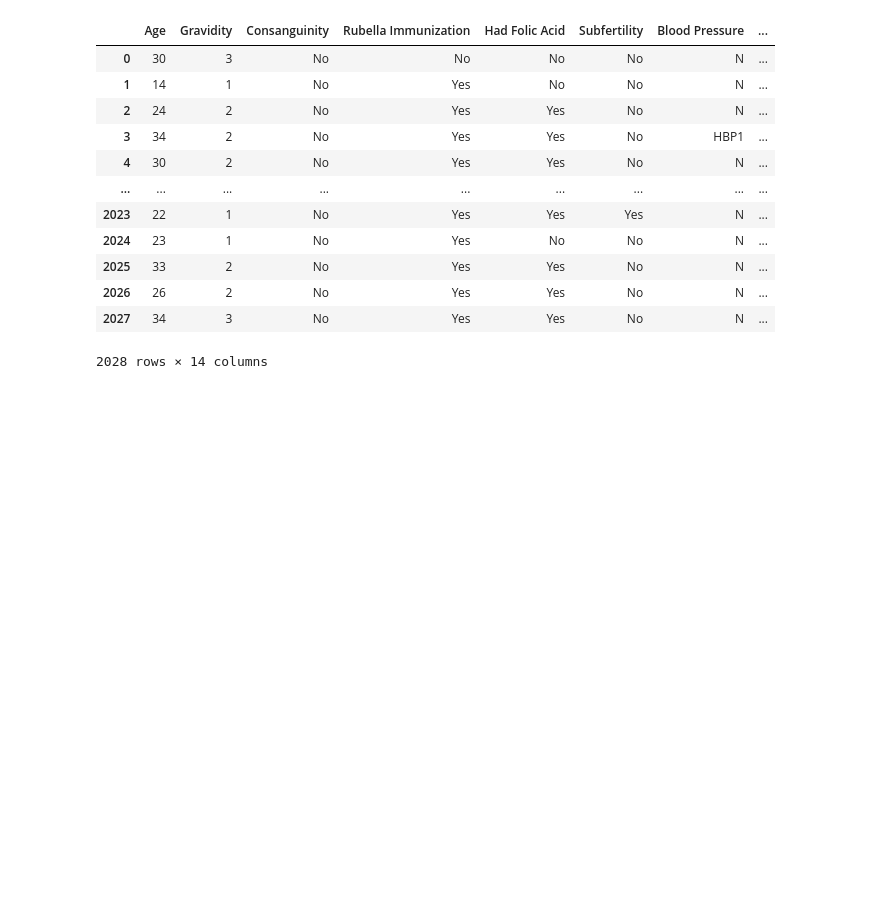
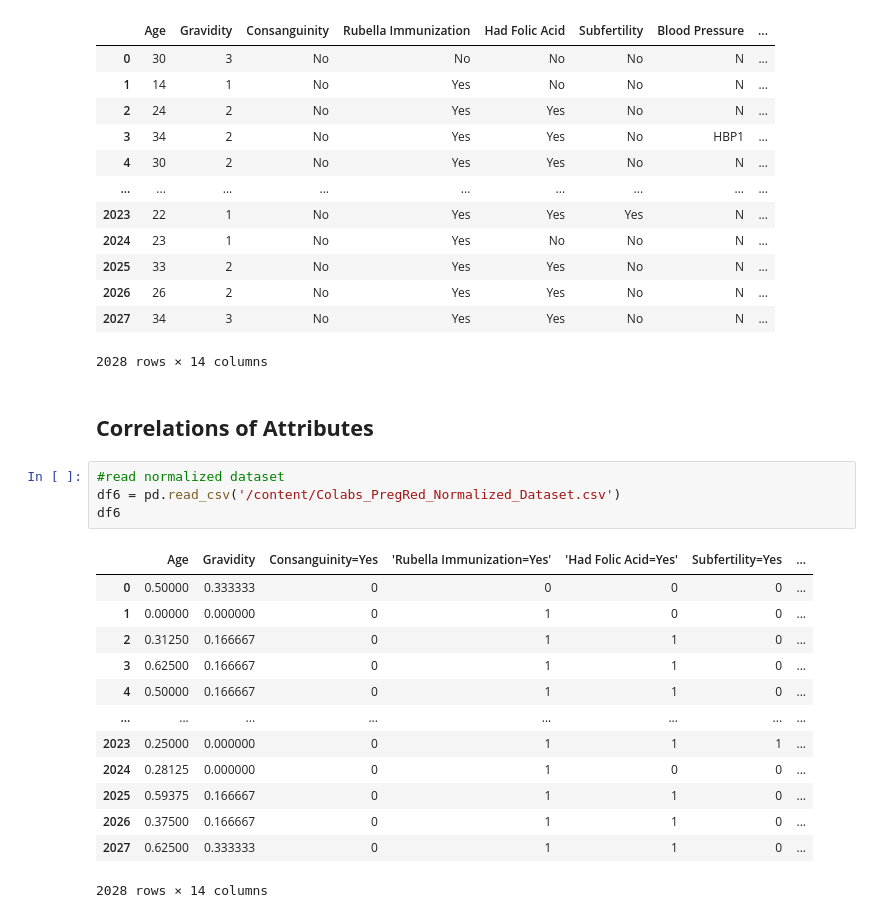
Before and after one commit to UmeshikaThathsarani/PregRed, a Jupyter notebook: Pregred_Umeshika.ipynb, the cells around one changed output. Saved outputs shown, nothing was run; the diff lists cells and outputs as text; blank space fills up the shorter version.

```diff
--- a/Pregred_Umeshika.ipynb
+++ b/Pregred_Umeshika.ipynb
@@ -273,3 +278,23 @@ df5
 | 2026 | 26 | 2 | No | Yes | Yes | No | N | ... |
 | 2027 | 34 | 3 | No | Yes | Yes | No | N | ... |
 2028 rows × 14 columns
+# %% [markdown]
+## **Correlations of Attributes**
+# %%
+#read normalized dataset
+df6 = pd.read_csv('/content/Colabs_PregRed_Normalized_Dataset.csv')
+df6
+# %% [output]
+|  | Age | Gravidity | Consanguinity=Yes | 'Rubella Immunization=Yes' | 'Had Folic Acid=Yes' | Subfertility=Yes | ... |
+| 0 | 0.50000 | 0.333333 | 0 | 0 | 0 | 0 | ... |
+| 1 | 0.00000 | 0.000000 | 0 | 1 | 0 | 0 | ... |
+| 2 | 0.31250 | 0.166667 | 0 | 1 | 1 | 0 | ... |
+| 3 | 0.62500 | 0.166667 | 0 | 1 | 1 | 0 | ... |
+| 4 | 0.50000 | 0.166667 | 0 | 1 | 1 | 0 | ... |
+| ... | ... | ... | ... | ... | ... | ... | ... |
+| 2023 | 0.25000 | 0.000000 | 0 | 1 | 1 | 1 | ... |
+| 2024 | 0.28125 | 0.000000 | 0 | 1 | 0 | 0 | ... |
+| 2025 | 0.59375 | 0.166667 | 0 | 1 | 1 | 0 | ... |
+| 2026 | 0.37500 | 0.166667 | 0 | 1 | 1 | 0 | ... |
+| 2027 | 0.62500 | 0.333333 | 0 | 1 | 1 | 0 | ... |
+2028 rows × 14 columns
```
Also changed, not shown: parts of 5 cells of this notebook.
